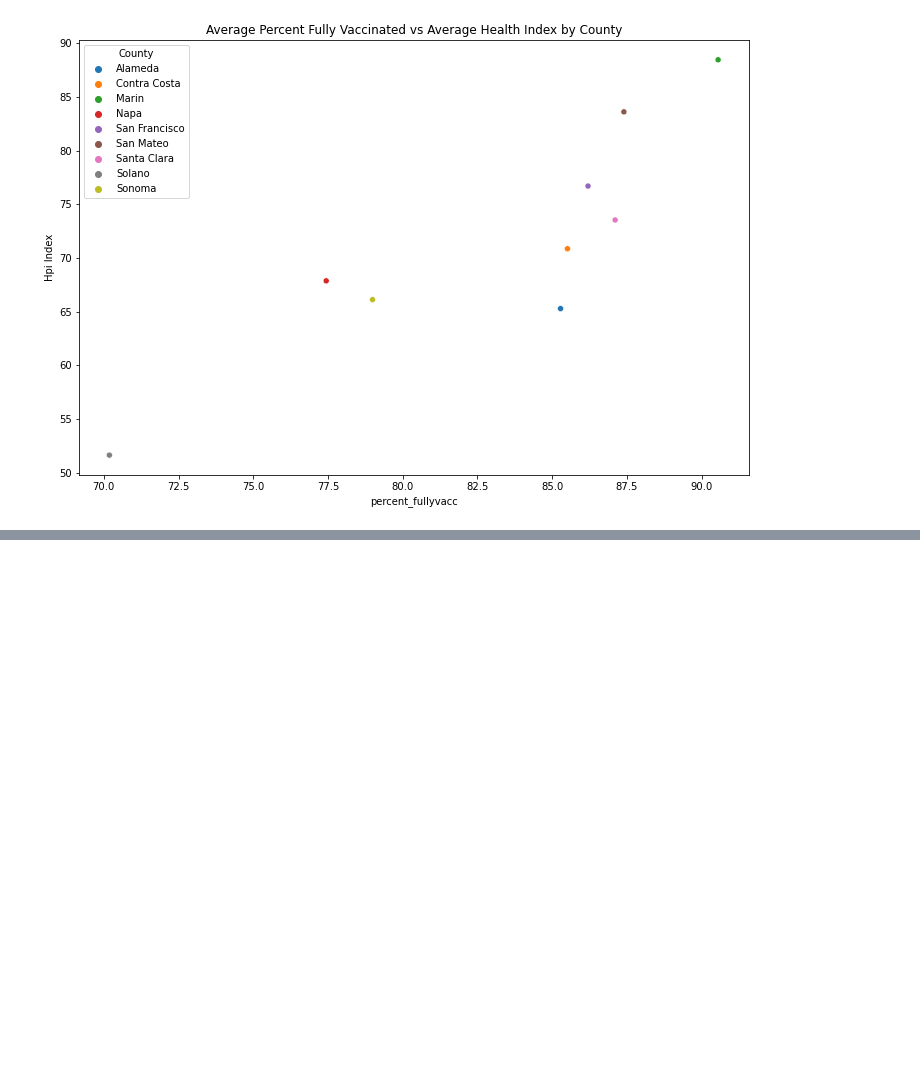
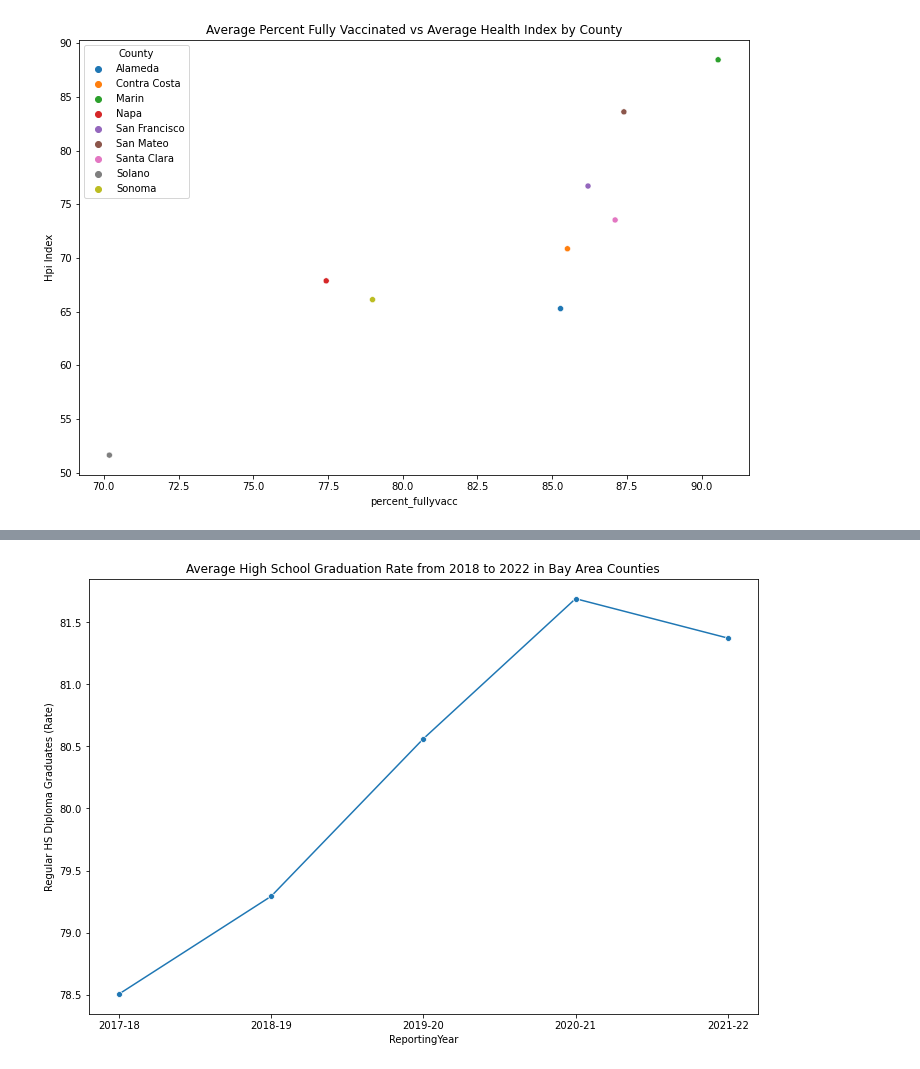
Before and after one commit to meganajoseph/HealthAndSuccess, a Jupyter notebook: Health_and_Academic_Success.ipynb, the cells around one changed output, grey strips where cells are left out. Drawn from its saved outputs; the diff is of its cells as text; code cells hidden in the pictures; blank space fills up the shorter version.

```diff
--- a/Health_and_Academic_Success.ipynb
+++ b/Health_and_Academic_Success.ipynb
@@ -521,0 +611,3 @@ plt.show()
+# %%
+avg_bay_grad_rate_per_year = bay_grad_rate.groupby('ReportingYear', as_index=False).mean()
+avg_bay_grad_rate_per_year
@@ -521,0 +621,7 @@ plt.show()
+# %%
+plt.figure(figsize=(12, 8))
+sns.lineplot(data=avg_bay_grad_rate_per_year, x='ReportingYear', y='Regular HS Diploma Graduates (Rate)', marker='o')
+plt.title('Average High School Graduation Rate from 2018 to 2022 in Bay Area Counties')
+plt.show()
+# %% [output]
+[figure, added]
```
Also changed, not shown: parts of 12 cells of this notebook.
